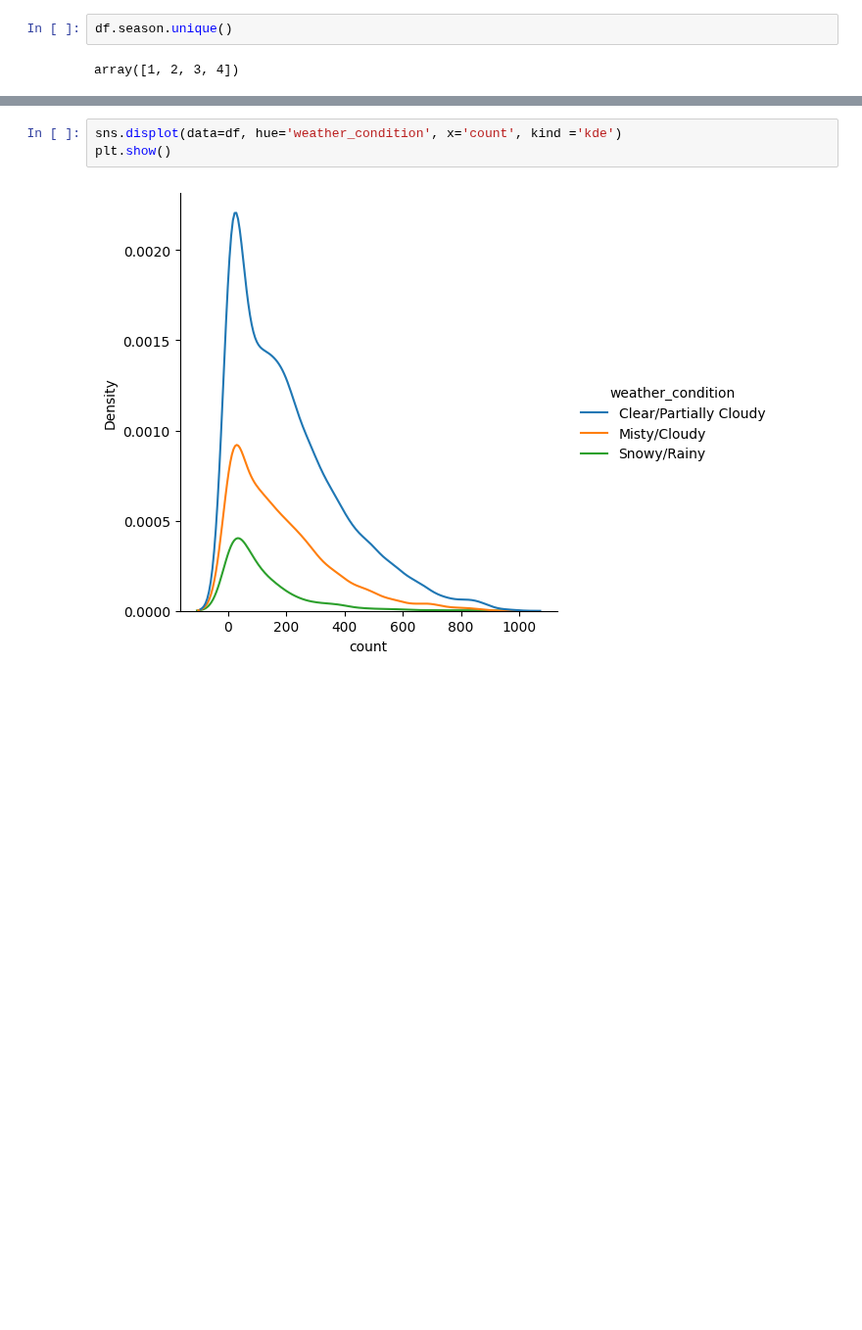
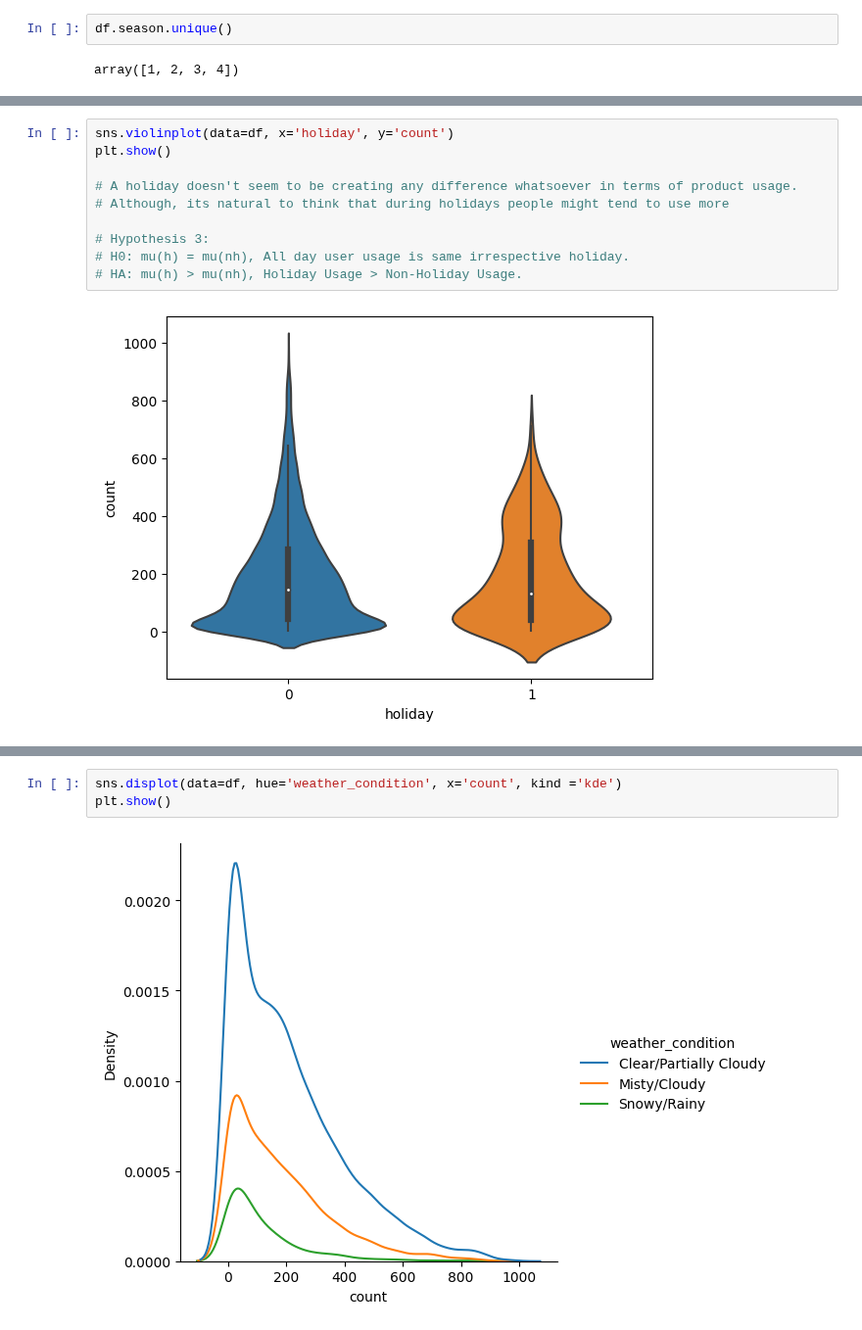
Before and after one commit to trehansalil/yulu_data_analysis, a Jupyter notebook: data_analysis.ipynb, the cells around one changed output, grey strips where cells are left out. Shown at 98% size. Saved outputs shown, nothing was run; the diff lists cells and outputs as text; blank space fills up the shorter version.

```diff
--- a/data_analysis.ipynb
+++ b/data_analysis.ipynb
@@ -290,0 +310,12 @@ plt.show()
+# %%
+sns.violinplot(data=df, x='holiday', y='count')
+plt.show()
+
+# A holiday doesn't seem to be creating any difference whatsoever in terms of product usage.
+# Although, its natural to think that during holidays people might tend to use more
+
+# Hypothesis 3:
+# H0: mu(h) = mu(nh), All day user usage is same irrespective holiday.
+# HA: mu(h) > mu(nh), Holiday Usage > Non-Holiday Usage.
+# %% [output]
+[figure, added]
```
Also changed, not shown: parts of 13 cells of this notebook, 3 other files.
